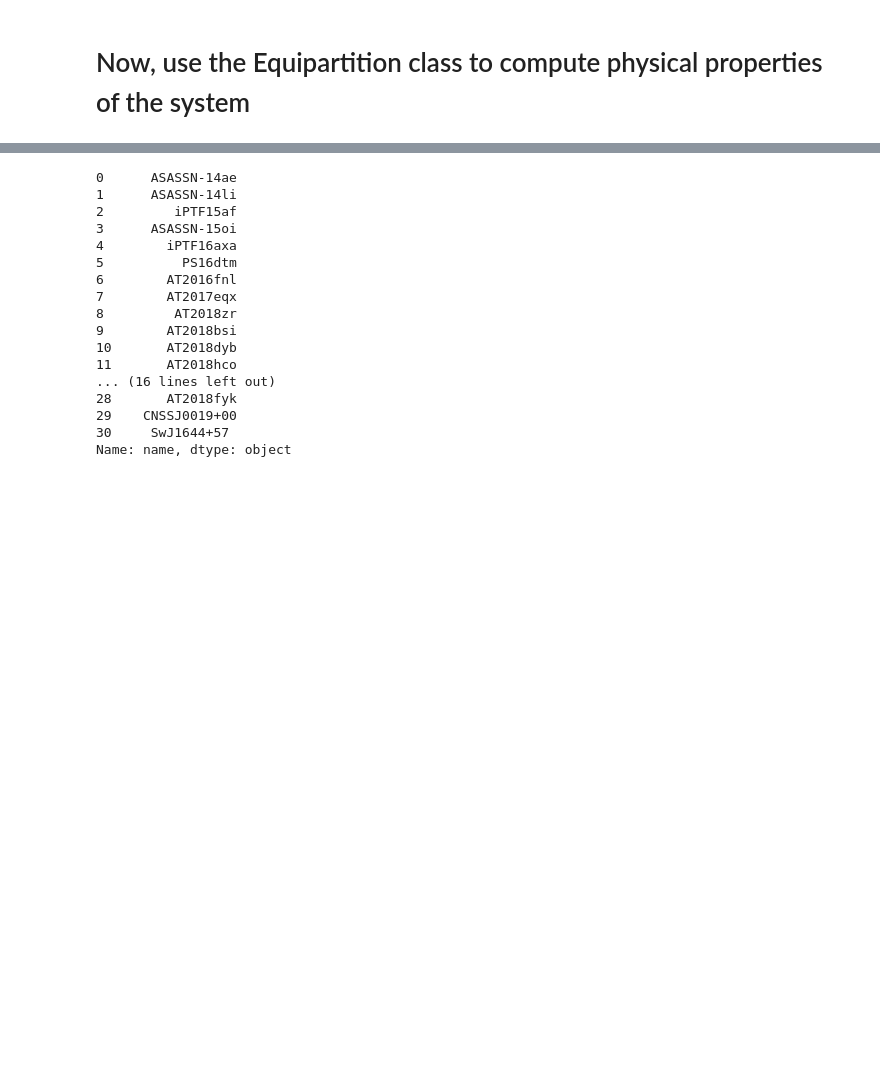
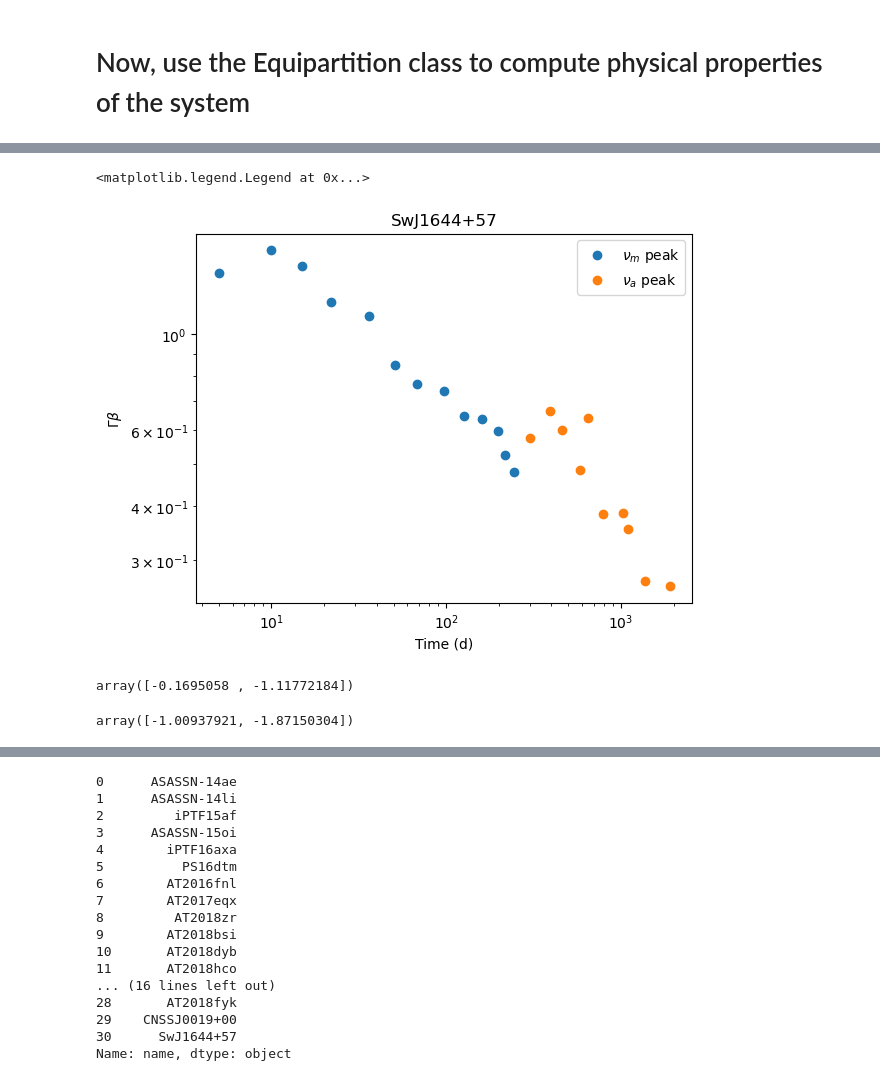
Before and after one commit to rohdog2003/equipartition, a Jupyter notebook: demos/recompute-literature-TDEs.ipynb, the cells around one changed output, grey strips where cells are left out. Cells and saved outputs as stored; diff of their text form; code cells hidden in the pictures; blank space fills up the shorter version.

```diff
--- a/demos/recompute-literature-TDEs.ipynb
+++ b/demos/recompute-literature-TDEs.ipynb
@@ -117,0 +175,14 @@ ax.legend(bbox_to_anchor=(0,1),loc="lower left", ncols=3, fontsize=10)
+# %%
+plt.xscale("log")
+plt.xlabel("Time (d)")
+plt.yscale("log")
+plt.ylabel(r"$\Gamma\beta$")
+plt.title("SwJ1644+57")
+numpeak = eq1.nuA10 < eq1.nuM10
+nuapeak = np.logical_not(numpeak)
+plt.scatter(eq1.tdays[numpeak], eq1.gammaBeta()[numpeak], label = r"$\nu_m$ peak")
+plt.scatter(eq1.tdays[nuapeak], eq1.gammaBeta()[nuapeak], label = r"$\nu_a$ peak")
+plt.legend()
+# %% [output]
+<matplotlib.legend.Legend at 0x...>
+[figure, added]
@@ -117,0 +212,8 @@ ax.legend(bbox_to_anchor=(0,1),loc="lower left", ncols=3, fontsize=10)
+# %%
+popta
+# %% [output]
+array([-0.1695058 , -1.11772184])
+# %%
+poptm
+# %% [output]
+array([-1.00937921, -1.87150304])
```
Also changed, not shown: parts of 20 cells of this notebook.
